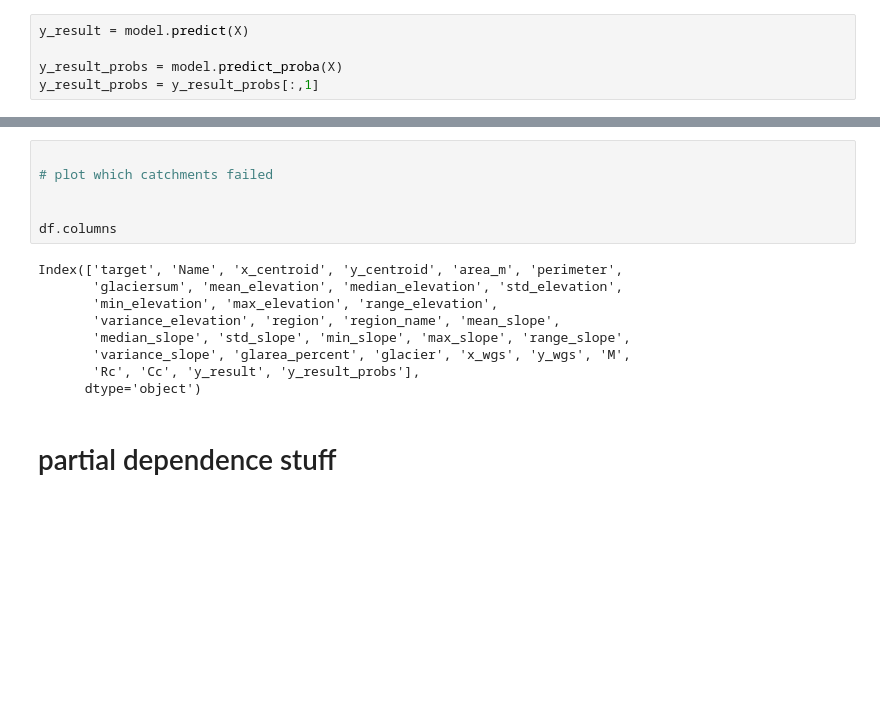
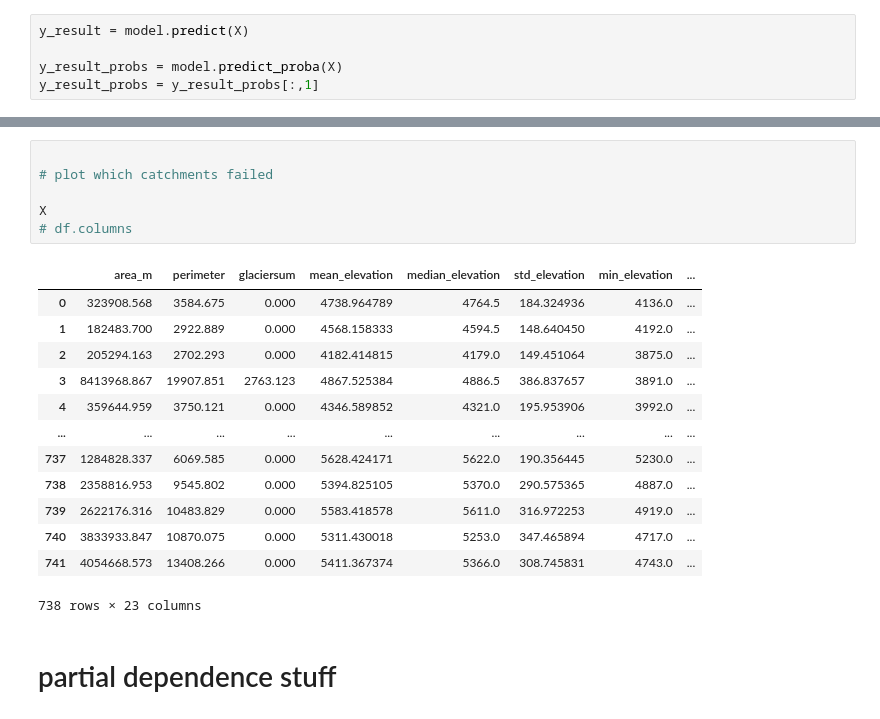
Before and after one commit to varyabazilova/alluvialfans, a Jupyter notebook: ml_model/ml1.ipynb, the cells around one changed output, grey strips where cells are left out. Drawn from its saved outputs; the diff is of its cells as text; blank space fills up the shorter version.

```diff
--- a/ml_model/ml1.ipynb
+++ b/ml_model/ml1.ipynb
@@ -491,18 +515,23 @@ df['y_result_probs'] = y_result_probs
 # %%
 
 # plot which catchments failed
 
-
-df.columns
+X
+# df.columns
 # %% [output]
+|  | area_m | perimeter | glaciersum | mean_elevation | median_elevation | std_elevation | min_elevation | ... |
+| 0 | 323908.568 | 3584.675 | 0.000 | 4738.964789 | 4764.5 | 184.324936 | 4136.0 | ... |
+| 1 | 182483.700 | 2922.889 | 0.000 | 4568.158333 | 4594.5 | 148.640450 | 4192.0 | ... |
+| 2 | 205294.163 | 2702.293 | 0.000 | 4182.414815 | 4179.0 | 149.451064 | 3875.0 | ... |
+| 3 | 8413968.867 | 19907.851 | 2763.123 | 4867.525384 | 4886.5 | 386.837657 | 3891.0 | ... |
+| 4 | 359644.959 | 3750.121 | 0.000 | 4346.589852 | 4321.0 | 195.953906 | 3992.0 | ... |
+| ... | ... | ... | ... | ... | ... | ... | ... | ... |
+| 737 | 1284828.337 | 6069.585 | 0.000 | 5628.424171 | 5622.0 | 190.356445 | 5230.0 | ... |
+| 738 | 2358816.953 | 9545.802 | 0.000 | 5394.825105 | 5370.0 | 290.575365 | 4887.0 | ... |
+| 739 | 2622176.316 | 10483.829 | 0.000 | 5583.418578 | 5611.0 | 316.972253 | 4919.0 | ... |
+| 740 | 3833933.847 | 10870.075 | 0.000 | 5311.430018 | 5253.0 | 347.465894 | 4717.0 | ... |
+| 741 | 4054668.573 | 13408.266 | 0.000 | 5411.367374 | 5366.0 | 308.745831 | 4743.0 | ... |
-Index(['target', 'Name', 'x_centroid', 'y_centroid', 'area_m', 'perimeter',
-       'glaciersum', 'mean_elevation', 'median_elevation', 'std_elevation',
-       'min_elevation', 'max_elevation', 'range_elevation',
-       'variance_elevation', 'region', 'region_name', 'mean_slope',
-       'median_slope', 'std_slope', 'min_slope', 'max_slope', 'range_slope',
-       'variance_slope', 'glarea_percent', 'glacier', 'x_wgs', 'y_wgs', 'M',
-       'Rc', 'Cc', 'y_result', 'y_result_probs'],
-      dtype='object')
+738 rows × 23 columns
 # %% [markdown]
 # partial dependence stuff
 # %%
```
Also changed, not shown: parts of 14 cells of this notebook, 7 other files.
